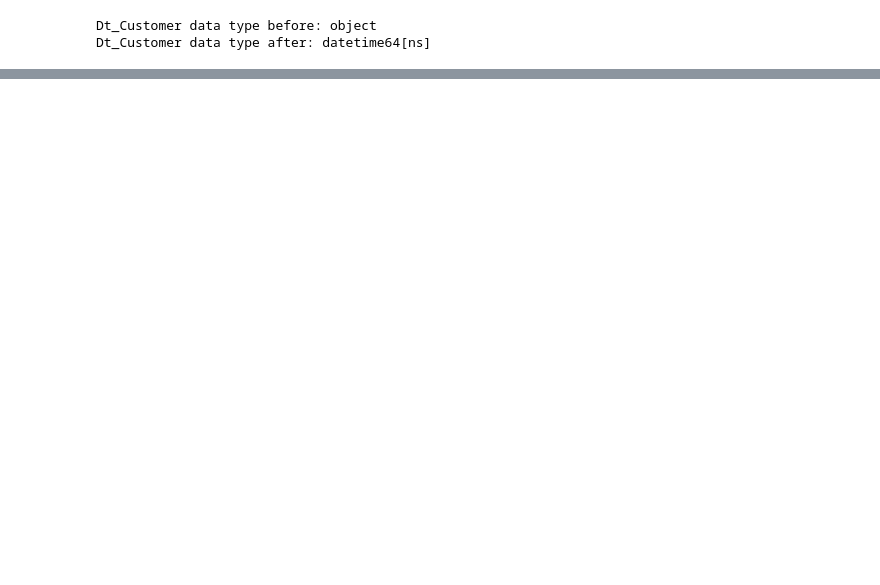
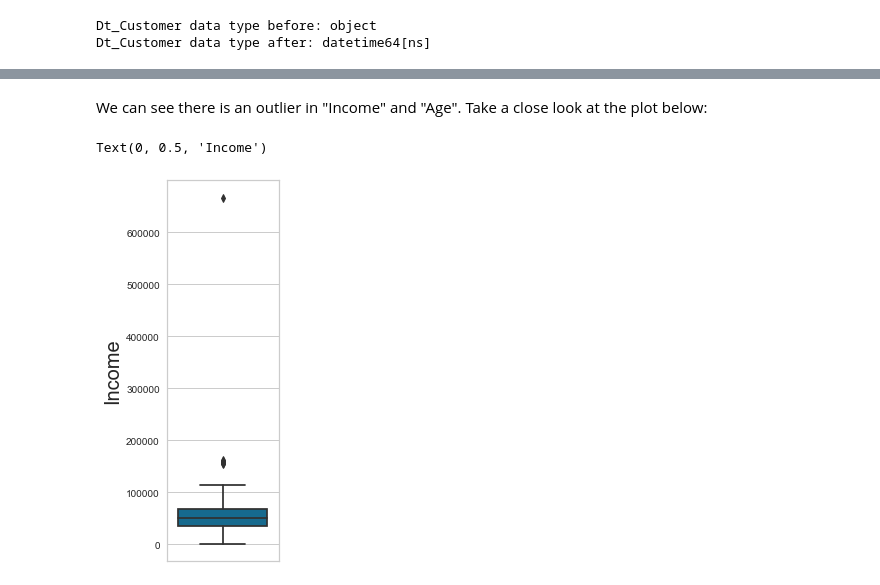
Before and after one commit to pranapramudita/Data-Science-Portfolio, a Jupyter notebook: ML/Unsupervised Learning - Marketing Campaign.ipynb, the cells around one changed output, grey strips where cells are left out. Saved outputs shown, nothing was run; the diff lists cells and outputs as text; code cells hidden in the pictures; blank space fills up the shorter version.

```diff
--- a/ML/Unsupervised Learning - Marketing Campaign.ipynb
+++ b/ML/Unsupervised Learning - Marketing Campaign.ipynb
@@ -114,0 +302,2 @@ Output of the unique value of "**Education**" and "**Marital Status**"
+# %%
+df['TotalAcceptedCmp'] = df['AcceptedCmp1'] + df['AcceptedCmp2'] + df['AcceptedCmp3'] + df['AcceptedCmp4'] + df['AcceptedCmp5'] + df['Response']
@@ -114,0 +338,2 @@ Output of the unique value of "**Education**" and "**Marital Status**"
+# %%
+df.drop(columns=['Z_Revenue','Z_CostContact'],inplace=True)
@@ -114,0 +355,11 @@ Output of the unique value of "**Education**" and "**Marital Status**"
+# %%
+df.drop(columns=['Year_Birth','Kidhome','Teenhome','Dt_Customer','Recency','MntWines', 'MntFruits',
+                  'MntMeatProducts', 'MntFishProducts', 'MntSweetProducts',
+                  'MntGoldProds', 'NumDealsPurchases', 'NumWebPurchases',
+                  'NumCatalogPurchases', 'NumStorePurchases', 'NumWebVisitsMonth',
+                  'AcceptedCmp3', 'AcceptedCmp4', 'AcceptedCmp5', 'AcceptedCmp1',
+                  'AcceptedCmp2','Complain','Response'
+                ], inplace=True)
+# %%
+df = df[[df.columns[i] for i in [0,1,3,4,2,6,7,8,5]]]
+df.head()
@@ -114,0 +382,9 @@ Output of the unique value of "**Education**" and "**Marital Status**"
+# %% [markdown]
+We can see there is an outlier in "Income" and "Age". Take a close look at the plot below:
+# %%
+plt.figure(figsize=(2,7))
+sns.boxplot(y = df['Income'])
+plt.ylabel('Income', fontsize = 20)
+# %% [output]
+Text(0, 0.5, 'Income')
+[figure, added]
```
Also changed, not shown: parts of 93 cells of this notebook, 1 other file.
